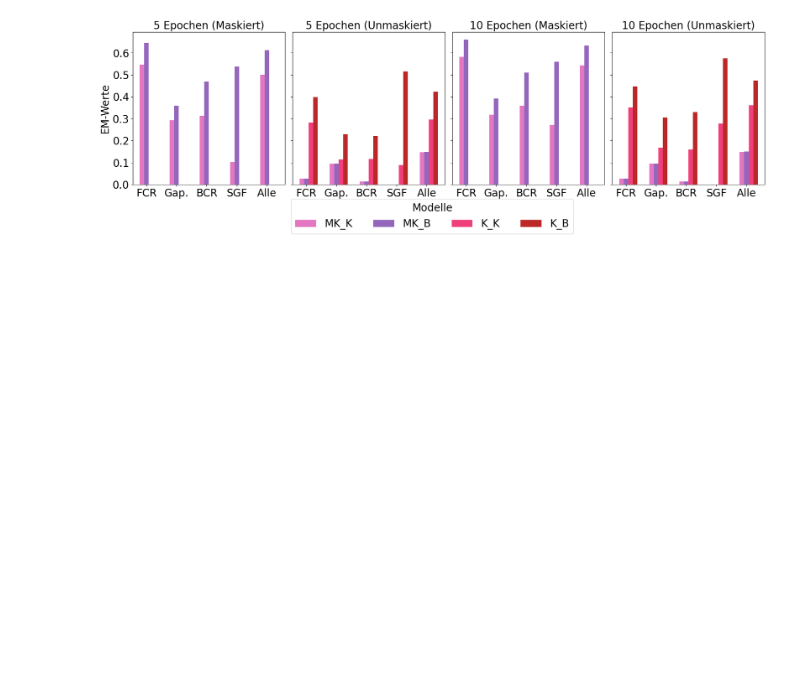
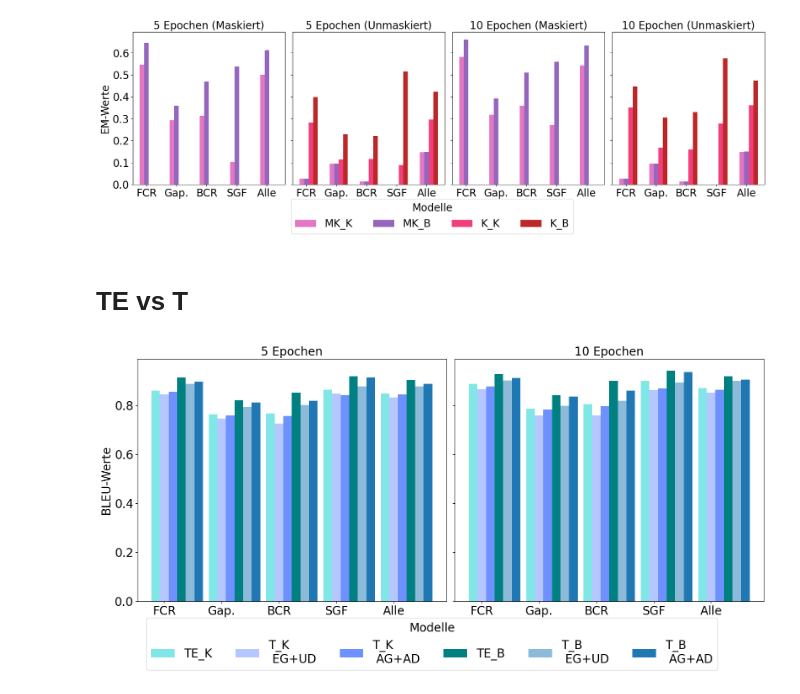
Before and after one commit to mariisaschmidt/CCE-reconstruction, a Jupyter notebook: visualizations/ComparisonDiagrams.ipynb, the cells around one changed output. Saved outputs shown, nothing was run; the diff lists cells and outputs as text; code cells hidden in the pictures; blank space fills up the shorter version.

```diff
--- a/visualizations/MaskedDiagrams.ipynb
+++ b/visualizations/ComparisonDiagrams.ipynb
@@ -118,3 +118,79 @@ plt.tight_layout(rect=[0, 0.16, 1, 1])
 plt.show()
 # %% [output]
 [figure]
+# %% [markdown]
+# TE vs T
+# %%
+import matplotlib.pyplot as plt
+import numpy as np
+
+# Phänomene inklusive "Total"
+phenomena = ['FCR', 'Gap.', 'BCR', 'SGF', 'Alle']
+
+# Modelle
+models = ['TE_K', 'T_K \n EG+UD', 'T_K \n AG+AD', 'TE_B', 'T_B \n EG+UD', 'T_B \n AG+AD']
+# Konfigurationen
+configs = ['5 Epochen', '10 Epochen']
+# EVAL auf Maskierten daten
+data_masked = {'5 Epochen': {
+                    'TE_K': [.8603, .7643, .7672, .8634, .8479],
+                    'T_K \n EG+UD': [.8447, .7473, .7265, .8488, .8334],
+                    'T_K \n AG+AD': [.8554, .7588, .7573, .8416, .8457],
+                    'TE_B': [.9137, .8211, .8515, .9197, .9029],
+                    'T_B \n EG+UD': [.8878, .7927, .8026, .8787, .8782],
+                    'T_B \n AG+AD': [.8968, .8130, .8193, .9142, .8883],
+                },
+                '10 Epochen': {
+                    'TE_K': [.8877, .7862, .8055, .9005, .8713],
+                    'T_K \n EG+UD': [.8658, .7592, .7593, .8615, .8522],
+                    'T_K \n AG+AD': [.8783, .7824, .7961, .8692, .8643],
+                    'TE_B': [.9275, .8416, .8999, .9424, .9196],
+                    'T_B \n EG+UD': [.9014, .7989, .8194, .8934, .8999],
+                    'T_B \n AG+AD': [.9123, .8372, .8608, .9373, .9051],
+                }
+}
+
+data_maskedEm = {'5 Epochen': {
+                    'TE_K': [.2759, .1265, .0966, .1584, .2917],
+                    'T_K \n EG+UD': [.2215, .0904, .0414, .1089, .2425],
+                    'T_K \n AG+AD': [.2299, .1205, .0621, .0693, .2644],
+                    'TE_B': [.4276, .2409, .2276, .5941, .4531],
+                    'T_B \n EG+UD': [.3339, .1446, .1241, .4455, .3528],
+                    'T_B \n AG+AD': [.3714, .2108, .1793, .5644, .4075],
+                },
+                '10 Epochen': {
+                    'TE_K': [.3612, .1807, .1586, .4059, .3765],
+                    'T_K \n EG+UD': [.2913, .0964, .0828, .1980, .2889],
+                    'T_K \n AG+AD': [.3049, .1506, .1172, .1782, .3181],
+                    'TE_B': [.4515, .3193, .3517, .7129, .4941],
+                    'T_B \n EG+UD': [.3765, .1446, .1517, .5149, .3919],
+                    'T_B \n AG+AD': [.4276, .2952, .3172, .6535, .4713],
+                }
+}
+
+# X-Achse für jedes Phänomen
+x = np.arange(len(phenomena))
+
+# Balkenbreite
+width = 0.15
+colors = [(0.5, 0.9, 0.9), (0.4316, 0.5667, 1.0, 0.5), (0.4316, 0.5667, 1.0), (0.0, 0.5, 0.5), (0.1216, 0.4667, 0.7059, 0.5), (0.1216, 0.4667, 0.7059)]
+
+
+# Subplots erstellen (5 Datensätze)
+fig, axes = plt.subplots(1, 2, figsize=(16, 8), sharey=True)
+
+for i in range(len(configs)):
+    config = configs[i]
+    for j, model in enumerate(models):
+        axes[i].bar(x + j*width, data_masked[config][model], width, label=model, color=colors[j])
+        axes[i].set_title(config, fontsize=20)
+        axes[i].set_xticks(x + width)
+        axes[i].set_xticklabels(phenomena, fontsize=20)
+        axes[0].tick_params(axis='y', labelsize=20)
+        axes[0].set_ylabel('BLEU-Werte', fontsize=20)
+
+# Legende
+fig.legend(models, loc='lower center', ncol=len(models), fontsize=20, title='Modelle', title_fontsize=20)
+plt.tight_layout(rect=[0, 0.16, 1, 1])
+# %% [output]
+[figure, added]
```
Also changed, not shown: parts of 1 cell of this notebook, 14 other files.
